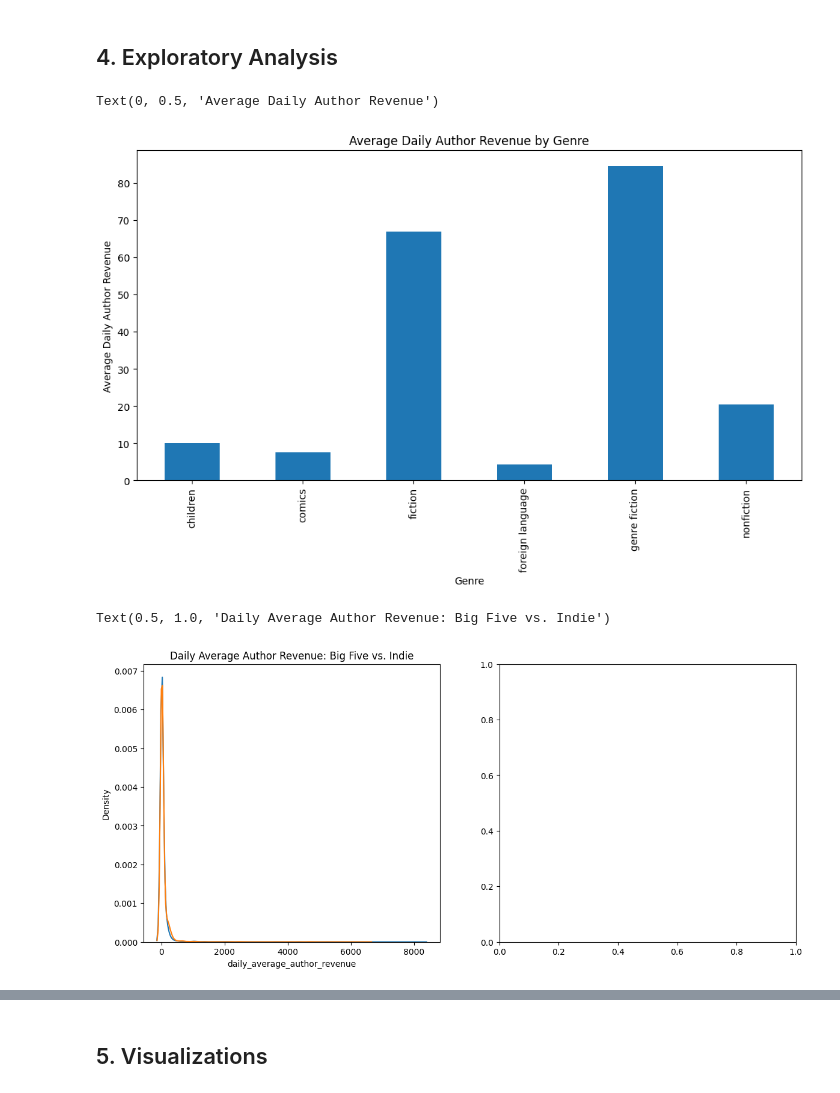
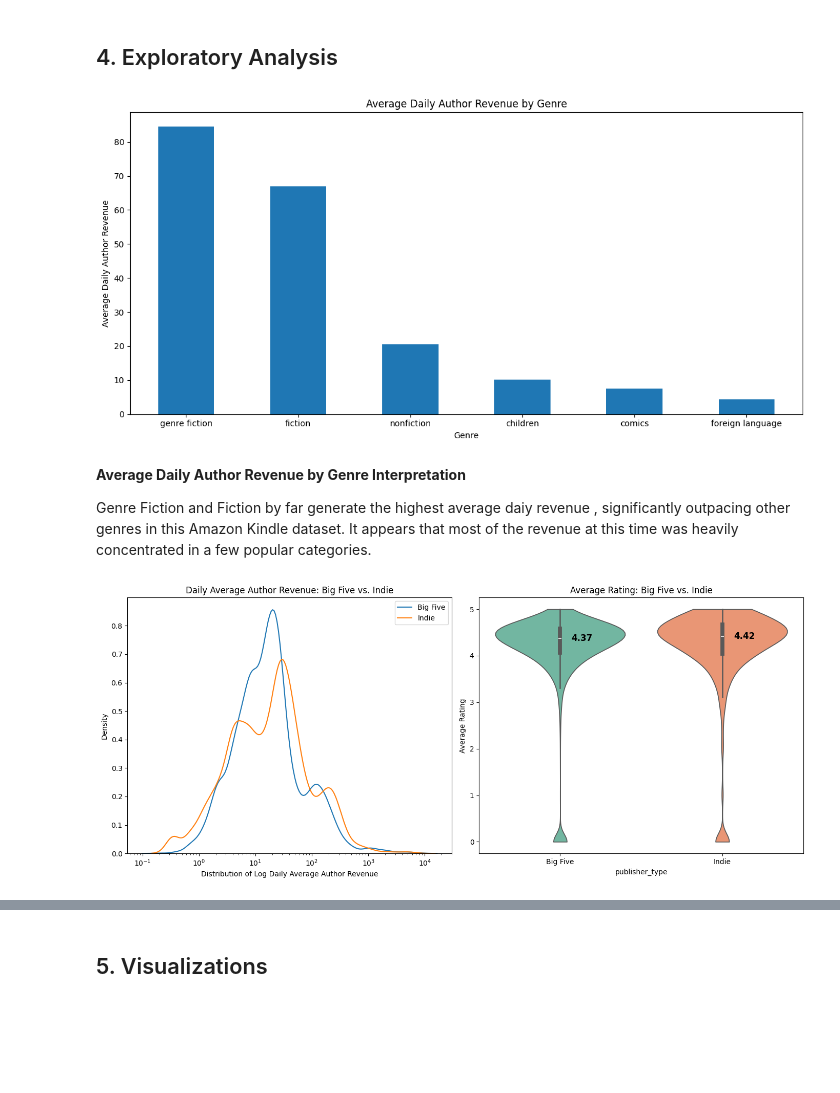
Before and after one commit to Horde92617/amazon-ebook-analysis, a Jupyter notebook: notebooks/analysis.ipynb, the cells around one changed output, grey strips where cells are left out. Drawn from its saved outputs; the diff is of its cells as text; code cells hidden in the pictures; blank space fills up the shorter version.

Commit message:
finished comparing revenue and ratings for each publisher type, and added interpretations to the first two EDAs

```diff
--- a/notebooks/analysis.ipynb
+++ b/notebooks/analysis.ipynb
@@ -47,16 +84,22 @@ df.columns = df.columns.str.strip().str.lower().str.replace('.', '_').str.replac
 # %%
 #4.1 Revenue by Genre
 
-average_revenue_by_genre = df.groupby('genre')['daily_average_author_revenue'].mean()
-
+average_revenue_by_genre = df.groupby('genre')['daily_average_author_revenue'].mean().sort_values(ascending=False).reset_index()
 fig, ax = plt.subplots(figsize=(12, 6))
-average_revenue_by_genre.plot(kind='bar', ax=ax)
+average_revenue_by_genre.plot(kind='bar', x='genre', y='daily_average_author_revenue', ax=ax)
 ax.set_title('Average Daily Author Revenue by Genre')
 ax.set_xlabel('Genre')
 ax.set_ylabel('Average Daily Author Revenue')
+ax.legend().remove()
+plt.xticks(rotation=0)
+plt.tight_layout()
+plt.show()
 # %% [output]
-Text(0, 0.5, 'Average Daily Author Revenue')
-[figure, old version]
+[figure, new version]
+# %% [markdown]
+**Average Daily Author Revenue by Genre Interpretation**
+
+Genre Fiction and Fiction by far generate the highest average daiy revenue , significantly outpacing other genres in this Amazon Kindle dataset. It appears that most of the revenue at this time was heavily concentrated in a few popular categories.
 # %%
 # 4.2 Revenue and Ratings Big Publishers vs. Indie
 # wanted to compare the average daily author revenue and average rating between big publishers and indie authors because big five has more volume
@@ -66,11 +109,34 @@ fig, ax = plt.subplots(1, 2, figsize=(14, 6))
 big_five = df[df['publisher_type'] == 'big five']
 indie = df[df['publisher_type'] == 'indie']
 
-sns.kdeplot(big_five['daily_average_author_revenue'], label='Big Five', ax=ax[0])
-sns.kdeplot(indie['daily_average_author_revenue'], label='Indie', ax=ax[0])
+sns.kdeplot(big_five['daily_average_author_revenue'], label='Big Five', ax=ax[0], log_scale=True)
+sns.kdeplot(indie['daily_average_author_revenue'], label='Indie', ax=ax[0], log_scale=True)
+ax[0].set_xlabel('Distribution of Log Daily Average Author Revenue')
+ax[0].set_title('Daily Average Author Revenue: Big Five vs. Indie')
+ax[0].legend()
 
-ax[1].boxplot([big_five['statistics_average_rating'], indie['statistics_average_rating']], tick_labels=['Big Five', 'Indie'])
+
+rating_df = pd.concat([big_five.assign(publisher_type='Big Five'), indie.assign(publisher_type='Indie')])[['statistics_average_rating', 'publisher_type']]
+sns.violinplot(
+                data=rating_df,
+                x = 'publisher_type',
+                y = 'statistics_average_rating',
+                ax=ax[1],
+                inner='box',
+                palette='Set2',
+                hue='publisher_type',
+                cut = 0
+                )
+
+medians = rating_df.groupby('publisher_type')['statistics_average_rating'].median()
+for i, publisher in enumerate(medians.index):
+    median_value = medians[publisher]
+    ax[1].text(i + 0.2, median_value, f'{median_value:.2f}', ha='right', va='center', fontweight='bold', fontsize=12)
+
 ax[1].set_title('Average Rating: Big Five vs. Indie')
+ax[1].set_xticks([0, 1])
+ax[1].set_xticklabels(['Big Five', 'Indie'])
+ax[1].set_ylabel('Average Rating')
+plt.tight_layout()
 # %% [output]
-Text(0.5, 1.0, 'Daily Average Author Revenue: Big Five vs. Indie')
-[figure, old version]
+[figure, new version]
```
Also changed, not shown: parts of 4 cells of this notebook, 1 other file.
